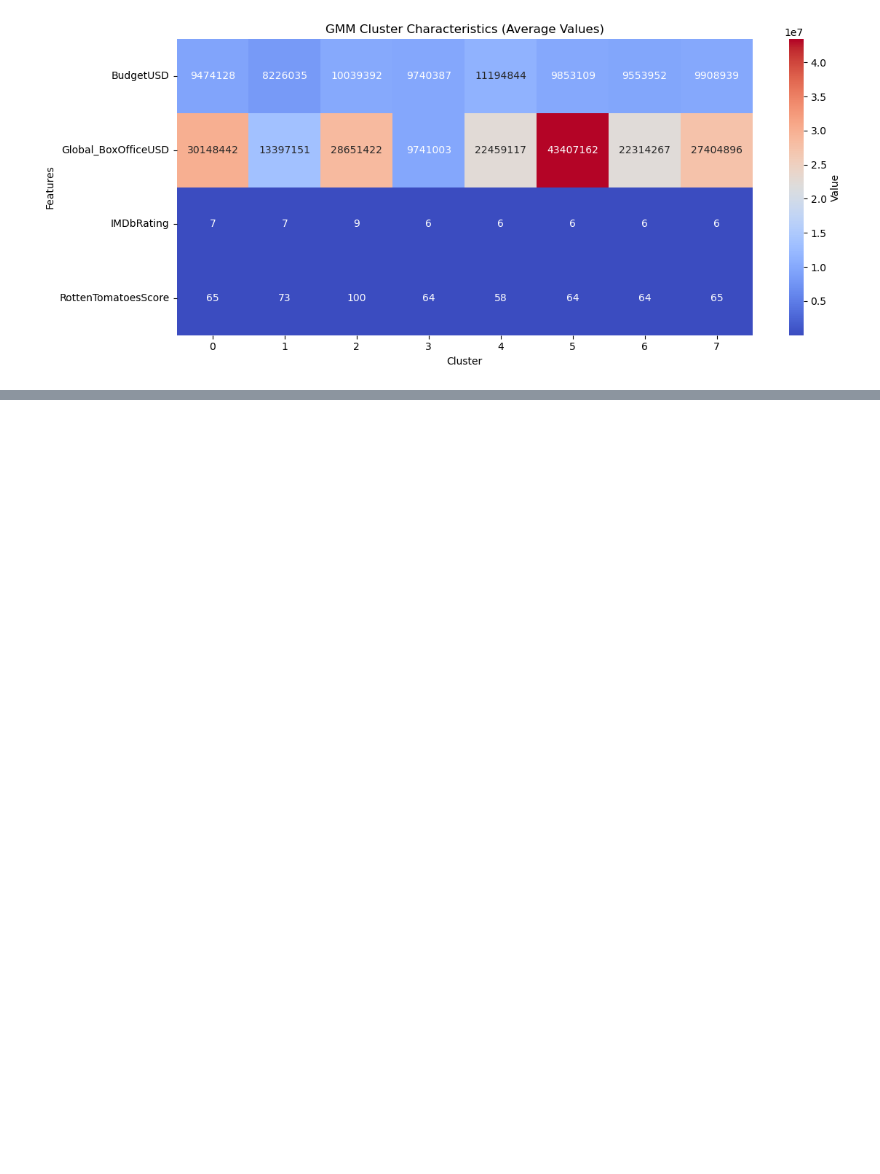
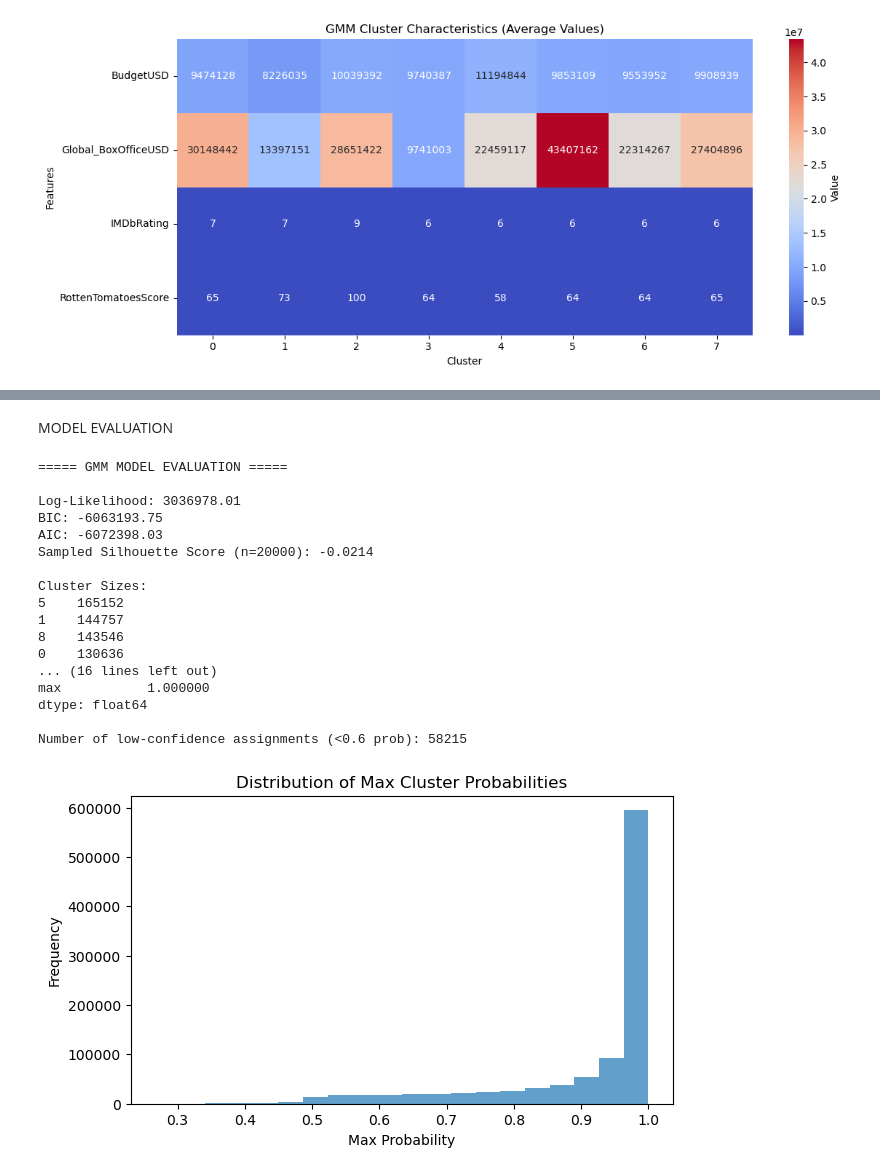
Before and after one commit to AlvarodelaHerran/ML_Movies_Proyect, a Jupyter notebook: clustering.ipynb, the cells around one changed output, grey strips where cells are left out. Saved outputs shown, nothing was run; the diff lists cells and outputs as text; code cells hidden in the pictures; blank space fills up the shorter version.

```diff
--- a/clustering.ipynb
+++ b/clustering.ipynb
@@ -1108,0 +1032,70 @@ ANALYSIS COMPLETE!
+# %% [markdown]
+MODEL EVALUATION
+# %%
+# =====================================================
+#   GMM MODEL EVALUATION SECTION
+# =====================================================
+
+from sklearn.metrics import silhouette_score
+
+print("===== GMM MODEL EVALUATION =====\n")
+
+# 1. Log-likelihood of the model
+log_likelihood = best_model.score(X_scaled) * X_scaled.shape[0]
+print(f"Log-Likelihood: {log_likelihood:.2f}")
+
+# 2. BIC & AIC
+bic = best_model.bic(X_scaled)
+aic = best_model.aic(X_scaled)
+print(f"BIC: {bic:.2f}")
+print(f"AIC: {aic:.2f}")
+
+# Silhouette on a sample of 20,000 points
+from sklearn.metrics import silhouette_score
+
+sample_size = 20000
+idx = np.random.choice(len(X_scaled), size=sample_size, replace=False)
+
+sil_score = silhouette_score(X_scaled[idx], labels[idx])
+print(f"Sampled Silhouette Score (n={sample_size}): {sil_score:.4f}")
+
+
+# 4. Cluster sizes
+print("\nCluster Sizes:")
+print(pd.Series(labels).value_counts())
+
+# 5. Soft assignment certainty
+max_probs = probs.max(axis=1)
+print("\nSoft Assignment Probability Summary:")
+print(pd.Series(max_probs).describe())
+
+# 6. Count low-confidence assignments (ambiguous)
+low_confidence = (max_probs < 0.6).sum()
+print(f"\nNumber of low-confidence assignments (<0.6 prob): {low_confidence}")
+
+# 7. Plot cluster probability distribution
+plt.figure(figsize=(7,4))
+plt.hist(max_probs, bins=20, alpha=0.7)
+plt.title("Distribution of Max Cluster Probabilities")
+plt.xlabel("Max Probability")
+plt.ylabel("Frequency")
+plt.show()
+# %% [output]
+===== GMM MODEL EVALUATION =====
+
+Log-Likelihood: 3036978.01
+BIC: -6063193.75
+AIC: -6072398.03
+Sampled Silhouette Score (n=20000): -0.0214
+
+Cluster Sizes:
+5    165152
+1    144757
+8    143546
+0    130636
+... (16 lines left out)
+max           1.000000
+dtype: float64
+
+Number of low-confidence assignments (<0.6 prob): 58215
+[figure, added]
```
Also changed, not shown: parts of 6 cells of this notebook.
